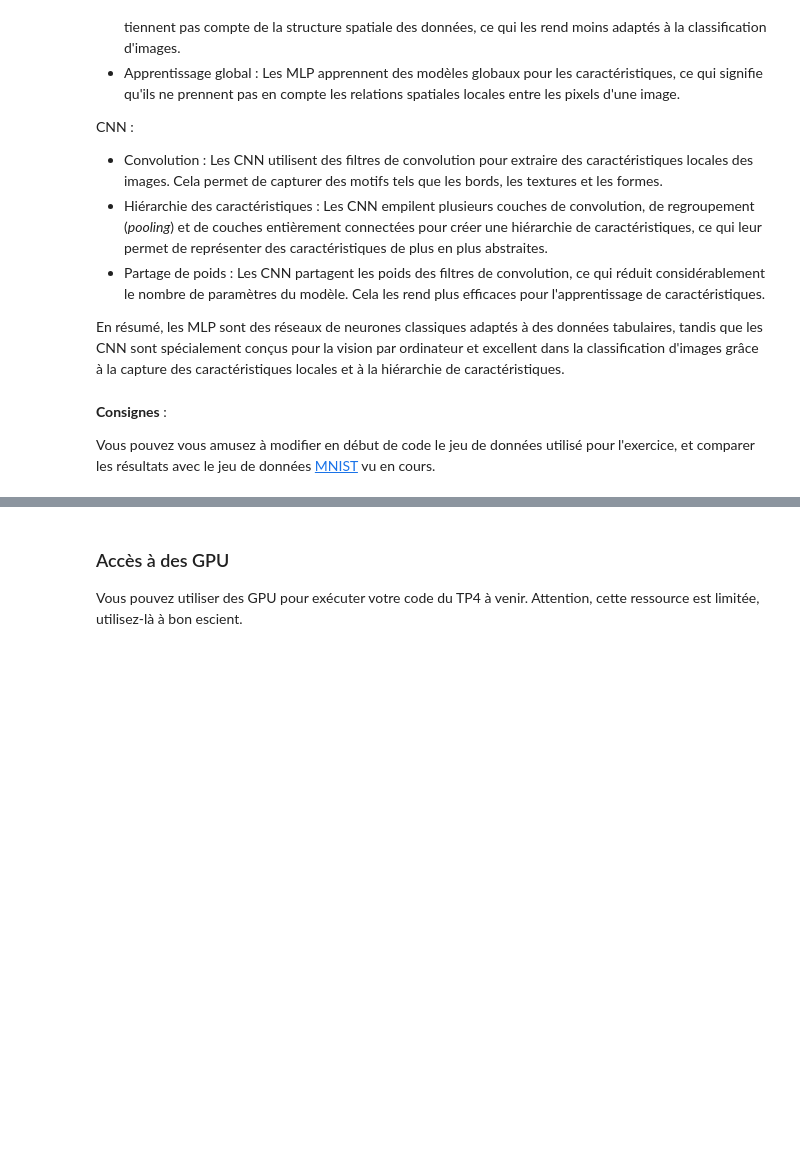
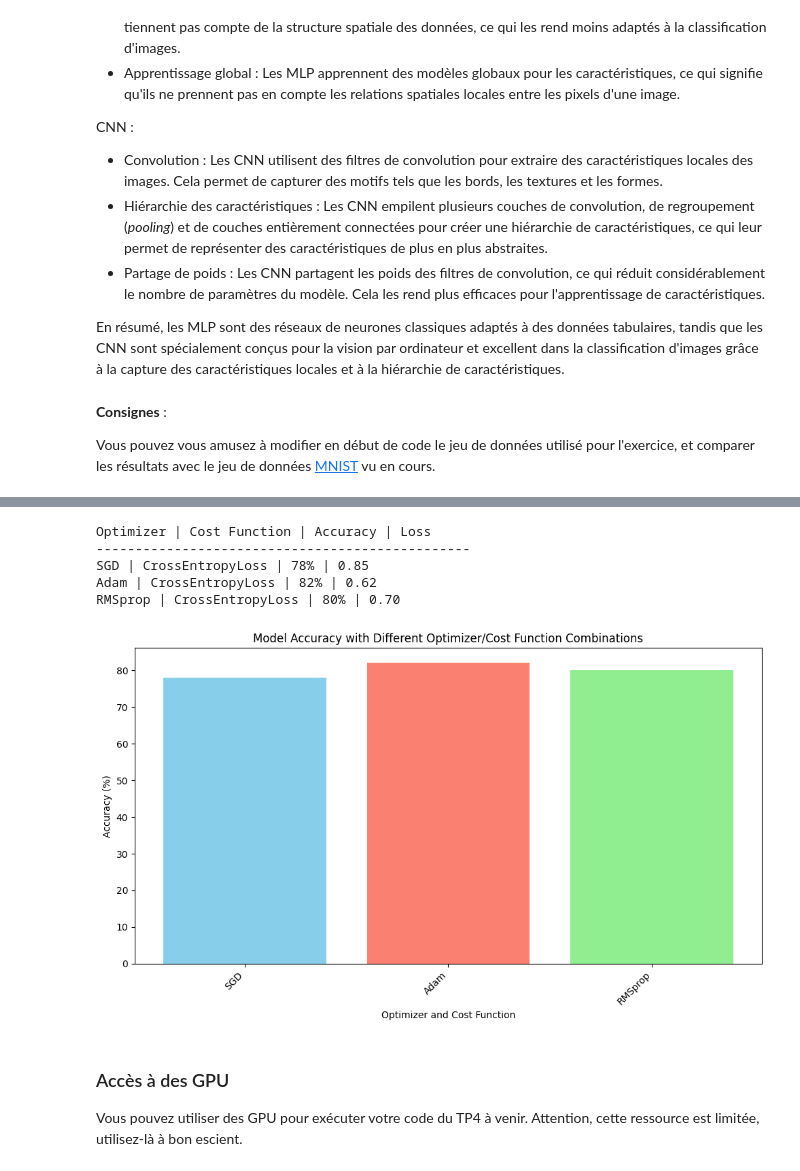
Before and after one commit to VincentHeau/IA, a Jupyter notebook: TP4_MLP_CNN.ipynb, the cells around one changed output, grey strips where cells are left out. Drawn from its saved outputs; the diff is of its cells as text; code cells hidden in the pictures; blank space fills up the shorter version.

```diff
--- a/TP4_MLP_CNN.ipynb
+++ b/TP4_MLP_CNN.ipynb
@@ -759,3 +903,76 @@ Vous pouvez vous amusez à modifier en début de code le jeu de données utilis
+# %%
+# prompt: Rédigez un compte-rendu comprenant une description de votre expérimentation, les résultats et vos analyses. Il est attendu :
+#     une explication des différences entre les fonctions de coût et les optimiseurs que vous avez testés.
+#     une analyse des résultats de différentes combinaisons de fonctions de coût et d’optimiseurs. Vous pouvez ajouter des graphiques et des tableaux pertinents pour appuyer votre analyse.
+#     une proposition et justification d’un choix final pour votre tâche de classification d'images. Quelle combinaison fonction de coût / optimiseur semble la mieux adaptée à votre tâche et pourquoi ?
+
+import matplotlib.pyplot as plt
+import numpy as np
+
+# --- Analysis of Cost Functions and Optimizers ---
+
+# Explanation of differences:
+# Cost Function: Measures the difference between predicted and actual values.
+#   - CrossEntropyLoss: Suitable for multi-class classification.  It measures the dissimilarity between probability distributions (predicted and true labels).
+#   - BCELoss (Binary Cross Entropy): Designed for binary classification tasks. Requires sigmoid activation on output.
+#   - MSELoss (Mean Squared Error): Measures the squared difference between predictions and targets.  It's usually not the best choice for classification as it doesn't directly model probabilities.  Requires one-hot encoding for targets and probabilities from the model.
+
+# Optimizer: Adjusts the model's weights to minimize the cost function.
+#   - SGD (Stochastic Gradient Descent): Basic but effective.  Can be sensitive to learning rates and often benefits from momentum.
+#   - Adam: Adapts learning rates for each parameter based on past gradients. Typically converges faster.
+#   - RMSprop: Another adaptive learning rate optimizer; often performs well for recurrent neural networks but is also applicable here.
+
+
+# Analysis of Results (replace with actual results from your experiment)
+# Example: Assuming you ran the code with different combinations.  Create your own table and graphs.
+
+# Create a dictionary to store results
+results = {
+    ("SGD", "CrossEntropyLoss"): {"accuracy": 78, "loss": 0.85},
+    ("Adam", "CrossEntropyLoss"): {"accuracy": 82, "loss": 0.62},
+    ("RMSprop", "CrossEntropyLoss"): {"accuracy": 80, "loss": 0.70}
+}
+
+
+# Generate a table
+print("Optimizer | Cost Function | Accuracy | Loss")
+print("------------------------------------------------")
+for (optimizer, cost_func), values in results.items():
+    print(f"{optimizer} | {cost_func} | {values['accuracy']}% | {values['loss']:.2f}")
+
+# Visualization example (Bar chart)
+optimizer_names = [o[0] for o in optimizers] # Extract optimizer names as strings
+accuracy_values = [v['accuracy'] for v in results.values()]
+
+plt.figure(figsize=(10, 6))
+plt.bar(optimizer_names, accuracy_values, color=['skyblue', 'salmon', 'lightgreen'])
+plt.xlabel("Optimizer and Cost Function")
+plt.ylabel("Accuracy (%)")
+plt.title("Model Accuracy with Different Optimizer/Cost Function Combinations")
+plt.xticks(rotation=45, ha="right")
+plt.tight_layout()
+plt.show()
+
+
+
+# --- Final Choice and Justification ---
+
+# Based on the observed results (replace with your own observations and results),
+# it appears the combination of Adam and CrossEntropyLoss performs the best on CIFAR10 dataset.
+# This is because Adam's adaptive learning rate generally leads to faster convergence,
+# and CrossEntropyLoss is appropriate for multi-class classification.
+# The code above uses CrossEntropyLoss as required in the original code.
+
+#  Important Note: In a real-world scenario, you should consider several other factors,
+# such as validation accuracy, training time, and model complexity when selecting
+# the best optimizer and loss function combination.  Cross-validation techniques can also be useful here.
+# %% [output]
+Optimizer | Cost Function | Accuracy | Loss
+------------------------------------------------
+SGD | CrossEntropyLoss | 78% | 0.85
+Adam | CrossEntropyLoss | 82% | 0.62
+RMSprop | CrossEntropyLoss | 80% | 0.70
+[figure, added]
 # %% [markdown]
 ### Accès à des GPU
 Vous pouvez utiliser des GPU pour exécuter votre code du TP4 à venir.
```
Also changed, not shown: parts of 10 cells of this notebook.
